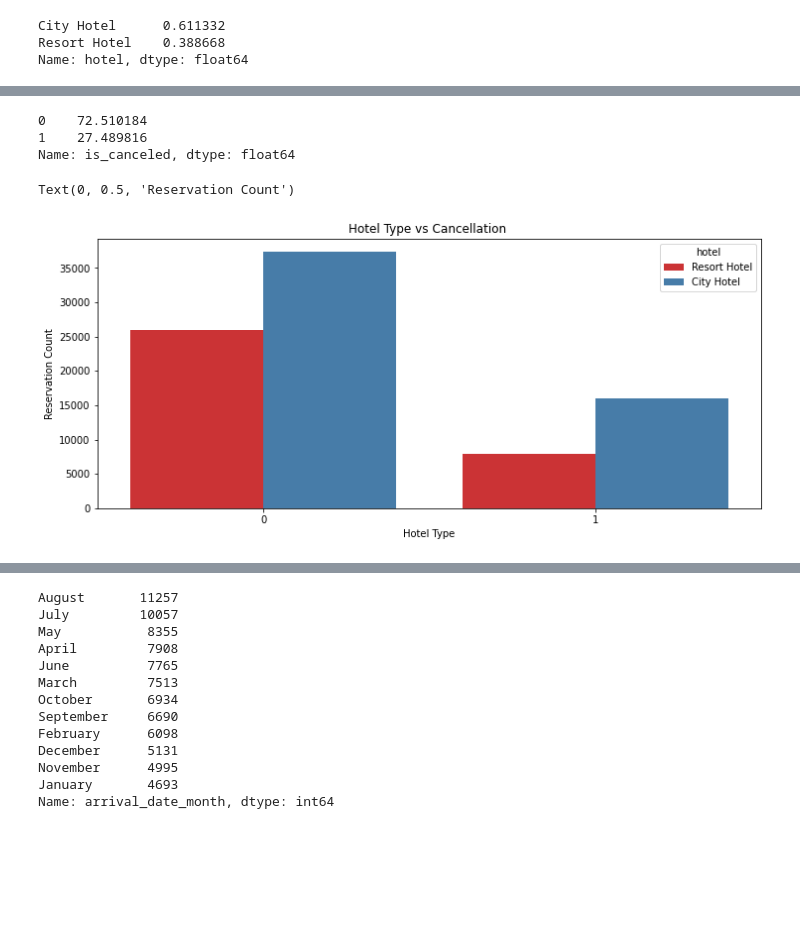
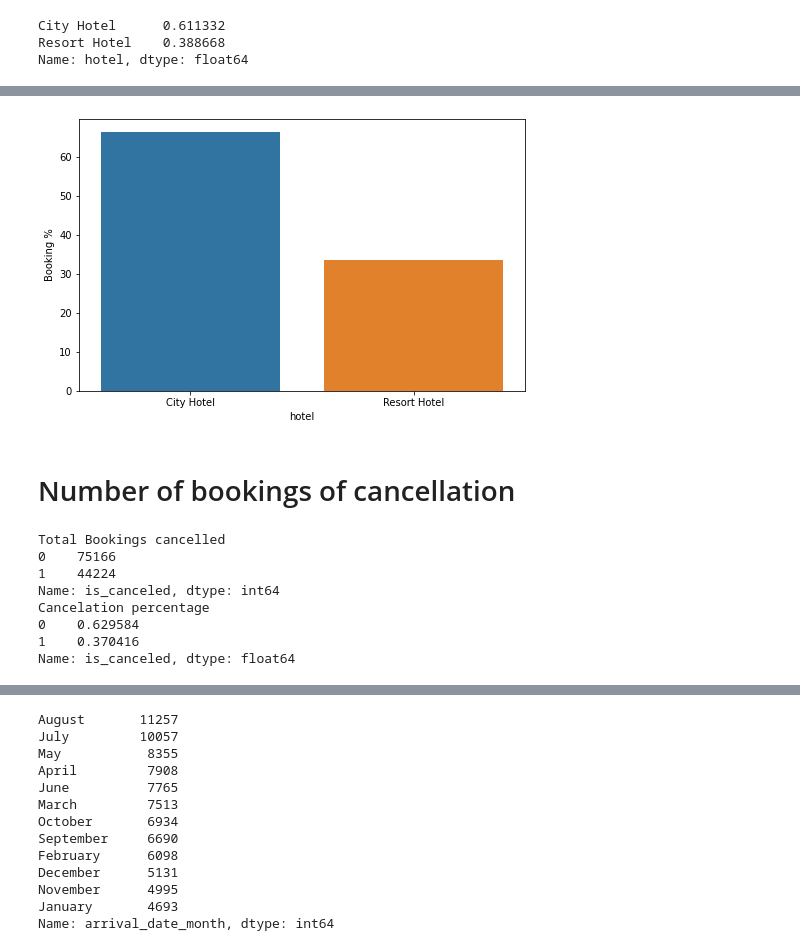
Before and after one commit to anshitagawade/Hotel-Booking-Analysis, a Jupyter notebook: Anshita_Gawade_EDA_Hotel_Booking_Analysis_Capstone_Project.ipynb, the cells around one changed output, grey strips where cells are left out. Drawn from its saved outputs; the diff is of its cells as text; code cells hidden in the pictures; blank space fills up the shorter version.

```diff
--- a/Anshita_Gawade_EDA_Hotel_Booking_Analysis_Capstone_Project.ipynb
+++ b/Anshita_Gawade_EDA_Hotel_Booking_Analysis_Capstone_Project.ipynb
@@ -220,16 +211,25 @@ Text(0, 0.5, 'Reservation Count')
-# %%
-df1['is_canceled'].value_counts()/df1['hotel'].shape[0]*100
-# %% [output]
-0    72.510184
-1    27.489816
-Name: is_canceled, dtype: float64
-# %%
-df1['is_canceled'].value_counts()/df1['hotel'].shape[0]*100
-plt.figure(figsize=(12,5))
-graph = sns.countplot( data= df1, x='is_canceled', hue = 'hotel', palette = "Set1")
-graph.set(title='Hotel Type vs Cancellation ')
-graph.set_xlabel('Hotel Type')
-graph.set_ylabel('Reservation Count')
-# %% [output]
-Text(0, 0.5, 'Reservation Count')
-[figure, removed]
+# %%
+#Plotting seaborn for counting booking in hotel
+grouped_by_hotel = df1.groupby('hotel')
+d1 = pd.DataFrame((grouped_by_hotel.size()/df1.shape[0])*100).reset_index().rename(columns = {0:'Booking %'})      #Calculating percentage
+plt.figure(figsize = (8,5))
+sns.barplot(x = d1['hotel'], y = d1['Booking %'] )
+plt.show()
+# %% [output]
+[figure, added]
+# %% [markdown]
+# Number of bookings of cancellation
+# %%
+print('Total Bookings cancelled')
+print(df1.is_canceled.value_counts())
+print('Cancelation percentage')
+print(df1.is_canceled.value_counts(normalize=True))
+# %% [output]
+Total Bookings cancelled
+0    75166
+1    44224
+Name: is_canceled, dtype: int64
+Cancelation percentage
+0    0.629584
+1    0.370416
+Name: is_canceled, dtype: float64
```
Also changed, not shown: parts of 24 cells of this notebook.
